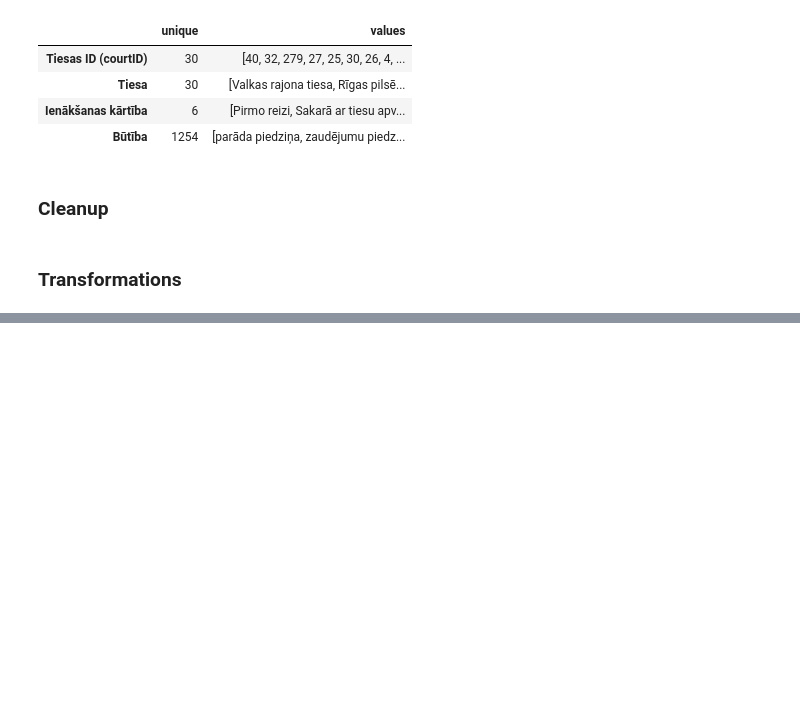
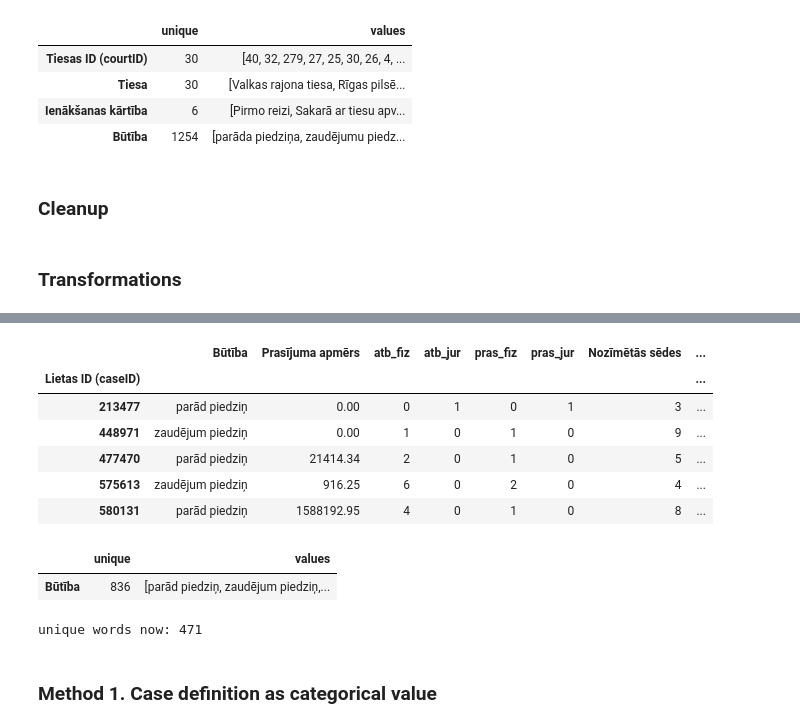
Before and after one commit to IwanVonNeumann/DataScienceTask_02, a Jupyter notebook: CivilCases.ipynb, the cells around one changed output, grey strips where cells are left out. Cells and saved outputs as stored; diff of their text form; code cells hidden in the pictures; blank space fills up the shorter version.

```diff
--- a/CivilCases.ipynb
+++ b/CivilCases.ipynb
@@ -167,0 +265,36 @@ df.head()
+# %%
+endings = [
+    "ajām$", "ajiem$", "ajā$", "iem$",
+    "as$", "ās$", "ai$", "es$", "am$", "ām$", "is$", "us$",
+    "a$", "ā$", "u$", "s$", "o$", "i$"
+]
+
+
+def stem_word(word):
+    for ending in endings:
+        stemmed = re.sub(ending, "", word)
+        if stemmed != word:
+            return stemmed
+    return word
+
+
+def stem_text(text):
+    return " ".join([stem_word(x) for x in text.split()])
+# %%
+# home made stemming
+df["Būtība"] = df.apply(lambda item: stem_text(item["Būtība"]), axis=1)
+# %%
+df.head()
+# %% [output]
+|  | Būtība | Prasījuma apmērs | atb_fiz | atb_jur | pras_fiz | pras_jur | Nozīmētās sēdes | ... |
+| Lietas ID (caseID) |  |  |  |  |  |  |  | ... |
+| 213477 | parād piedziņ | 0.00 | 0 | 1 | 0 | 1 | 3 | ... |
+| 448971 | zaudējum piedziņ | 0.00 | 1 | 0 | 1 | 0 | 9 | ... |
+| 477470 | parād piedziņ | 21414.34 | 2 | 0 | 1 | 0 | 5 | ... |
+| 575613 | zaudējum piedziņ | 916.25 | 6 | 0 | 2 | 0 | 4 | ... |
+| 580131 | parād piedziņ | 1588192.95 | 4 | 0 | 1 | 0 | 8 | ... |
+# %%
+categorical_stats(df)
+# %% [output]
+|  | unique | values |
+| Būtība | 836 | [parād piedziņ, zaudējum piedziņ,... |
@@ -167,0 +305,6 @@ df.head()
+# %%
+print("unique words now: {}".format(len(unique_words)))
+# %% [output]
+unique words now: 471
+# %% [markdown]
+### Method 1. Case definition as categorical value
```
Also changed, not shown: parts of 33 cells of this notebook.
